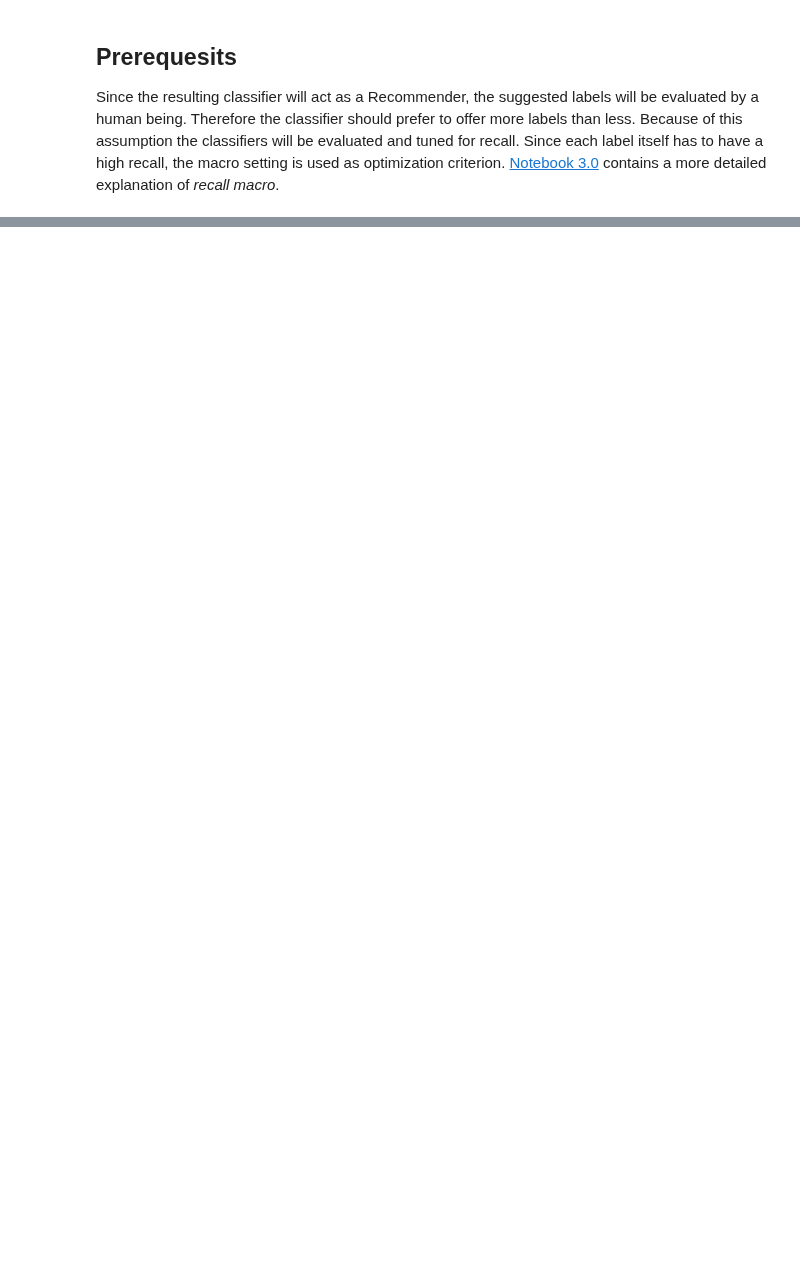
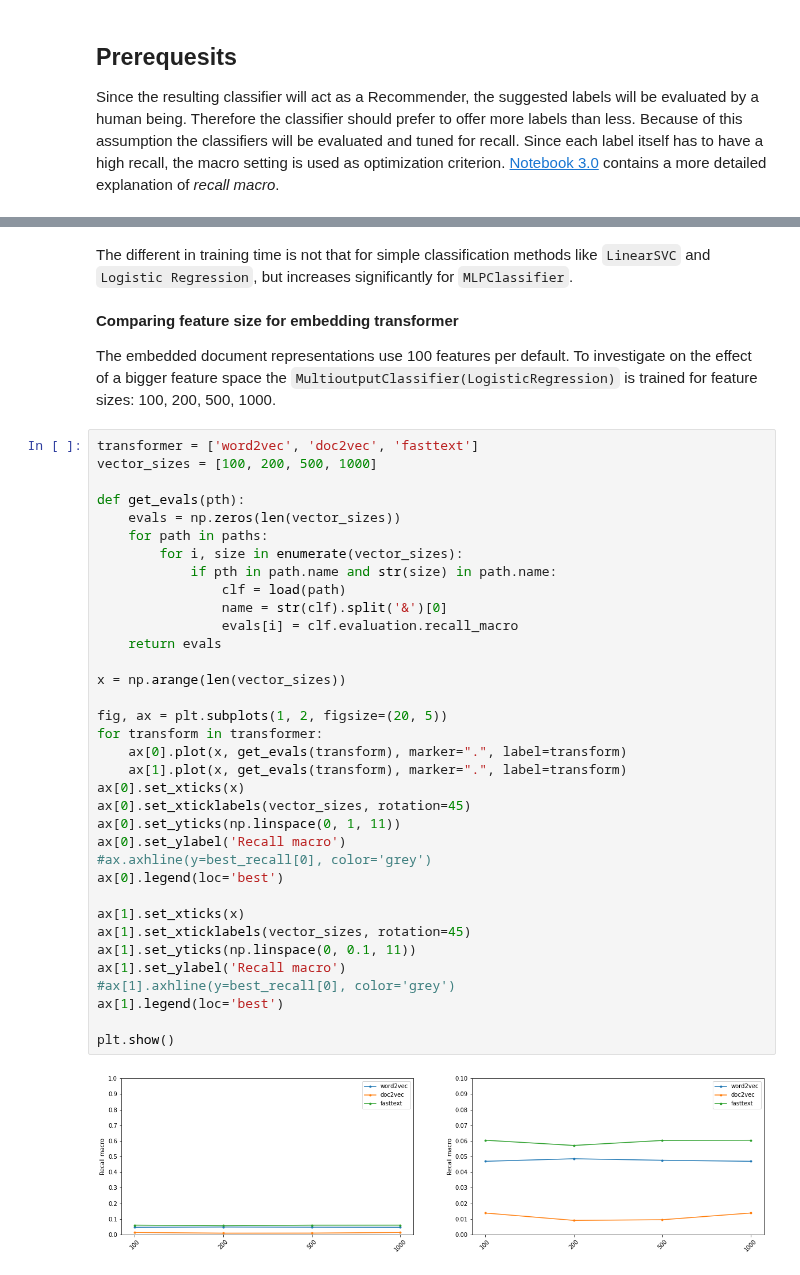
Before and after one commit to gefei-htw/academia_tag_recommender, a Jupyter notebook: notebooks/5.0-me-performance-comparison.ipynb, the cells around one changed output, grey strips where cells are left out. Saved outputs shown, nothing was run; the diff lists cells and outputs as text; blank space fills up the shorter version.

```diff
--- a/notebooks/5.0-me-performance-comparison.ipynb
+++ b/notebooks/5.0-me-performance-comparison.ipynb
@@ -40,0 +190,43 @@ Since the resulting classifier will act as a Recommender, the suggested labels w
+# %% [markdown]
+The different in training time is not that for simple classification methods like `LinearSVC` and `Logistic Regression`, but increases significantly for `MLPClassifier`.
+# %% [markdown]
+**Comparing feature size for embedding transformer**
+
+The embedded document representations use 100 features per default. To investigate on the effect of a bigger feature space the `MultioutputClassifier(LogisticRegression)` is trained for feature sizes: 100, 200, 500, 1000.
+# %%
+transformer = ['word2vec', 'doc2vec', 'fasttext']
+vector_sizes = [100, 200, 500, 1000]
+
+def get_evals(pth):
+    evals = np.zeros(len(vector_sizes))
+    for path in paths:
+        for i, size in enumerate(vector_sizes):
+            if pth in path.name and str(size) in path.name:
+                clf = load(path)
+                name = str(clf).split('&')[0]
+                evals[i] = clf.evaluation.recall_macro
+    return evals
+
+x = np.arange(len(vector_sizes))
+
+fig, ax = plt.subplots(1, 2, figsize=(20, 5))
+for transform in transformer:
+    ax[0].plot(x, get_evals(transform), marker=".", label=transform)
+    ax[1].plot(x, get_evals(transform), marker=".", label=transform)
+ax[0].set_xticks(x)
+ax[0].set_xticklabels(vector_sizes, rotation=45)
+ax[0].set_yticks(np.linspace(0, 1, 11))
+ax[0].set_ylabel('Recall macro')
+#ax.axhline(y=best_recall[0], color='grey')
+ax[0].legend(loc='best')
+
+ax[1].set_xticks(x)
+ax[1].set_xticklabels(vector_sizes, rotation=45)
+ax[1].set_yticks(np.linspace(0, 0.1, 11))
+ax[1].set_ylabel('Recall macro')
+#ax[1].axhline(y=best_recall[0], color='grey')
+ax[1].legend(loc='best')
+
+plt.show()
+# %% [output]
+[figure, added]
```
Also changed, not shown: parts of 25 cells of this notebook.
